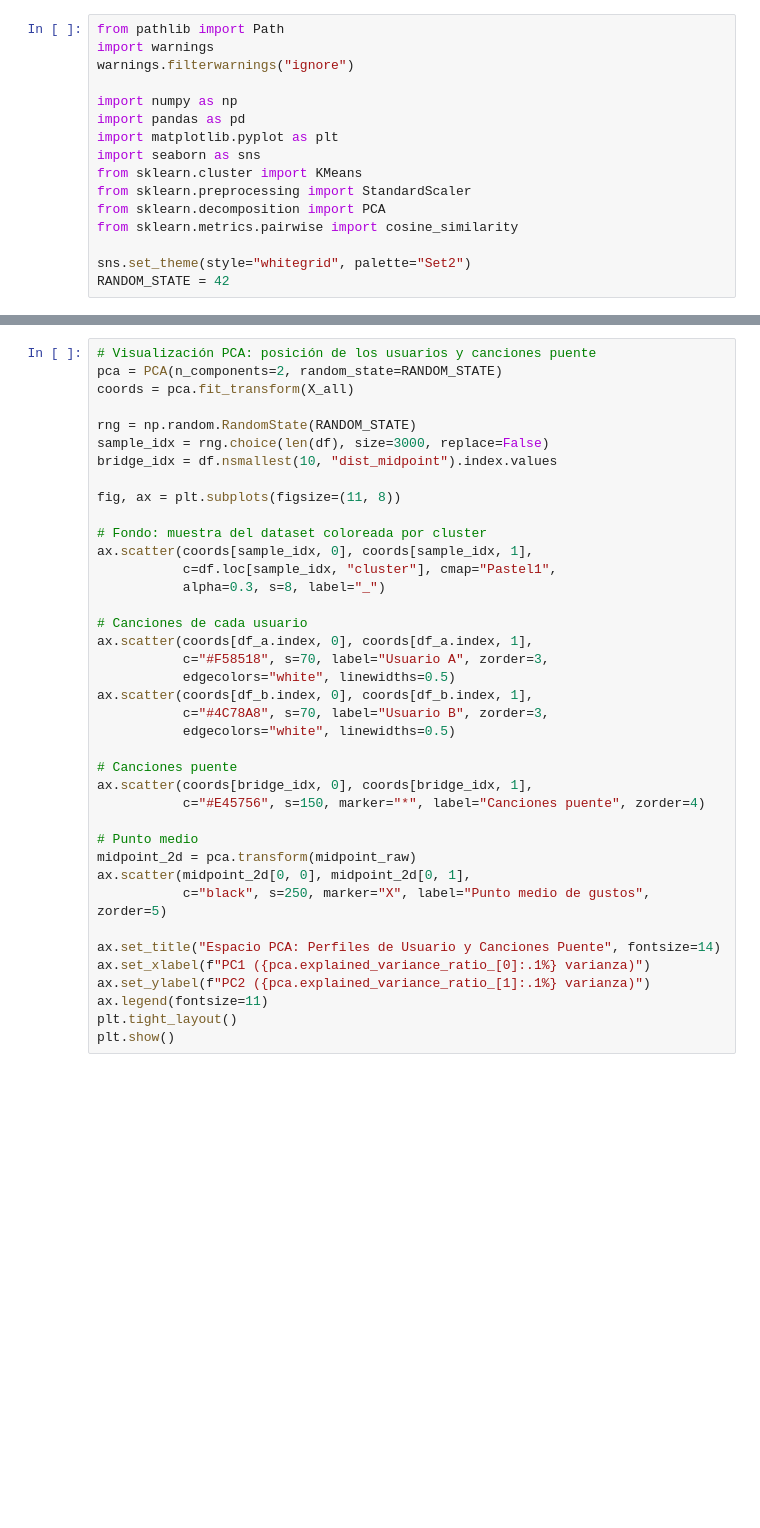
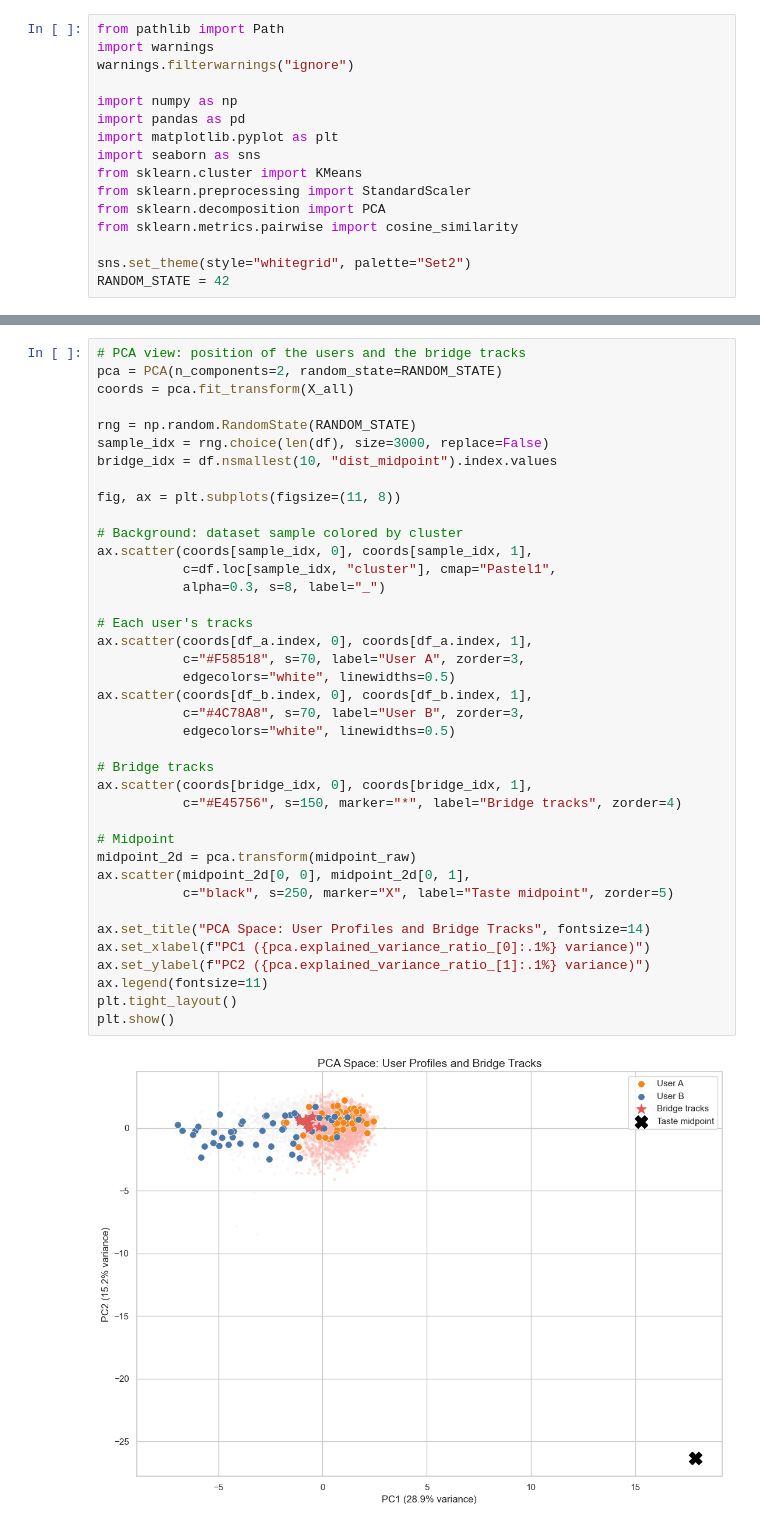
Before and after one commit to fidelMB/proyecto-ia-tc3002b, a Jupyter notebook: user_compatibility/user_musical_compatibility.ipynb, the cells around one changed output, grey strips where cells are left out. Drawn from its saved outputs; the diff is of its cells as text; blank space fills up the shorter version.

```diff
--- a/user_compatibility/user_musical_compatibility.ipynb
+++ b/user_compatibility/user_musical_compatibility.ipynb
@@ -228,40 +311,42 @@ display(bridge.reset_index(drop=True))
 # %%
-# Visualización PCA: posición de los usuarios y canciones puente
+# PCA view: position of the users and the bridge tracks
 pca = PCA(n_components=2, random_state=RANDOM_STATE)
 coords = pca.fit_transform(X_all)
 
 rng = np.random.RandomState(RANDOM_STATE)
 sample_idx = rng.choice(len(df), size=3000, replace=False)
 bridge_idx = df.nsmallest(10, "dist_midpoint").index.values
 
 fig, ax = plt.subplots(figsize=(11, 8))
 
-# Fondo: muestra del dataset coloreada por cluster
+# Background: dataset sample colored by cluster
 ax.scatter(coords[sample_idx, 0], coords[sample_idx, 1],
            c=df.loc[sample_idx, "cluster"], cmap="Pastel1",
            alpha=0.3, s=8, label="_")
 
-# Canciones de cada usuario
+# Each user's tracks
 ax.scatter(coords[df_a.index, 0], coords[df_a.index, 1],
-           c="#F58518", s=70, label="Usuario A", zorder=3,
+           c="#F58518", s=70, label="User A", zorder=3,
            edgecolors="white", linewidths=0.5)
 ax.scatter(coords[df_b.index, 0], coords[df_b.index, 1],
-           c="#4C78A8", s=70, label="Usuario B", zorder=3,
+           c="#4C78A8", s=70, label="User B", zorder=3,
            edgecolors="white", linewidths=0.5)
 
-# Canciones puente
+# Bridge tracks
 ax.scatter(coords[bridge_idx, 0], coords[bridge_idx, 1],
-           c="#E45756", s=150, marker="*", label="Canciones puente", zorder=4)
+           c="#E45756", s=150, marker="*", label="Bridge tracks", zorder=4)
 
-# Punto medio
+# Midpoint
 midpoint_2d = pca.transform(midpoint_raw)
 ax.scatter(midpoint_2d[0, 0], midpoint_2d[0, 1],
-           c="black", s=250, marker="X", label="Punto medio de gustos", zorder=5)
+           c="black", s=250, marker="X", label="Taste midpoint", zorder=5)
 
-ax.set_title("Espacio PCA: Perfiles de Usuario y Canciones Puente", fontsize=14)
-ax.set_xlabel(f"PC1 ({pca.explained_variance_ratio_[0]:.1%} varianza)")
-ax.set_ylabel(f"PC2 ({pca.explained_variance_ratio_[1]:.1%} varianza)")
+ax.set_title("PCA Space: User Profiles and Bridge Tracks", fontsize=14)
+ax.set_xlabel(f"PC1 ({pca.explained_variance_ratio_[0]:.1%} variance)")
+ax.set_ylabel(f"PC2 ({pca.explained_variance_ratio_[1]:.1%} variance)")
 ax.legend(fontsize=11)
 plt.tight_layout()
 plt.show()
+# %% [output]
+[figure, added]
 # %% [markdown]
```
Also changed, not shown: parts of 20 cells of this notebook, 17 other files.
